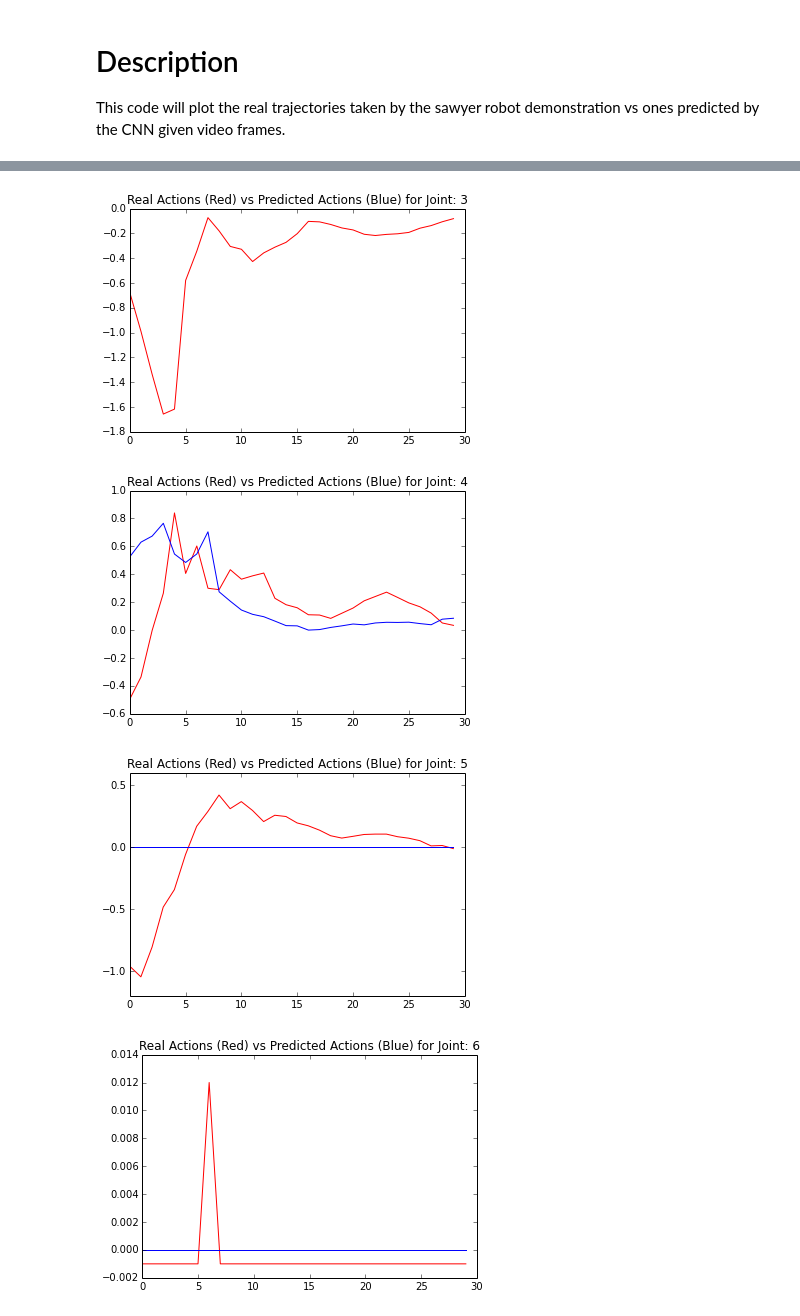
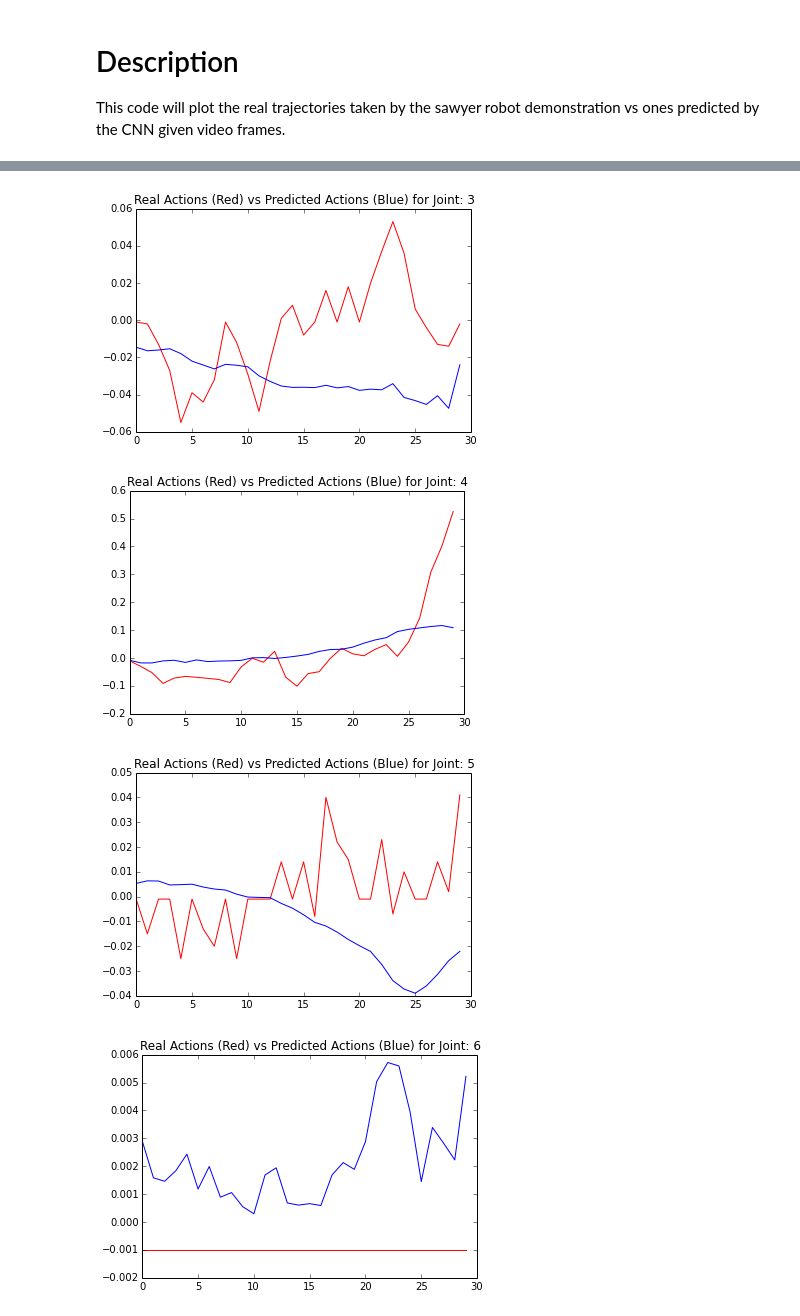
Before and after one commit to SudeepDasari/SawyerImitation, a Jupyter notebook: plot_pred_vs_real.ipynb, the cells around one changed output, grey strips where cells are left out. Saved outputs shown, nothing was run; the diff lists cells and outputs as text; code cells hidden in the pictures.

```diff
--- a/plot_pred_vs_real.ipynb
+++ b/plot_pred_vs_real.ipynb
@@ -8,12 +8,12 @@ import cPickle as pickle
 import matplotlib.pyplot as plt
 %matplotlib inline
 # %%
-pkl_name = 'plots/real_vs_predold.pkl'
+pkl_name = 'plots/real_vs_pred_sig.pkl'
 batches = pickle.load(open(pkl_name, 'rb'))
 real_actions = batches['reals']
 predicted_actions = batches['predictions']
 # %%
-batch_to_plot = 5
+batch_to_plot = 10
 N_JOINTS = 7
 for i in range(N_JOINTS):
     plt.figure()
@@ -28,4 +28,4 @@ for i in range(N_JOINTS):
-[figure, old version]
+[figure, new version]
-[figure, old version]
+[figure, new version]
-[figure, old version]
+[figure, new version]
-[figure, old version]
+[figure, new version]
```
Also changed, not shown: parts of 1 cell of this notebook, 3 other files.
